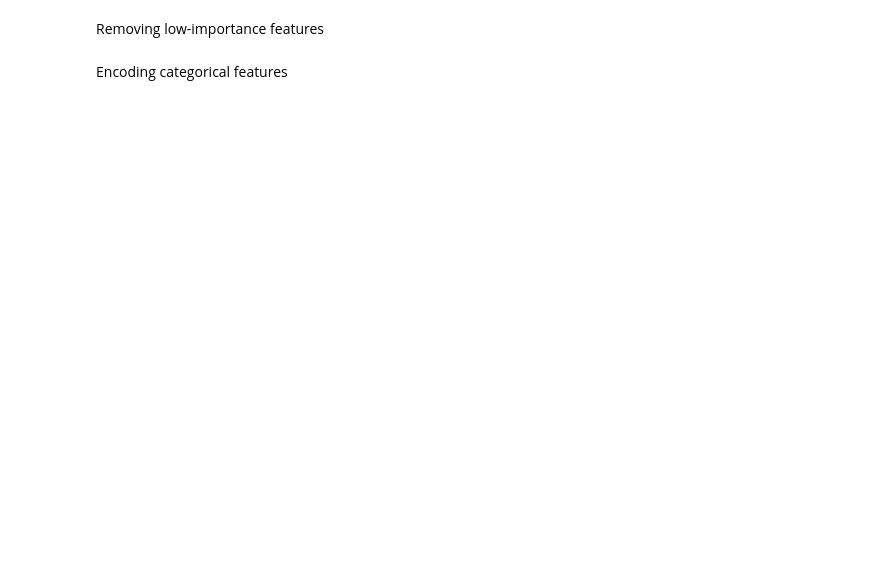
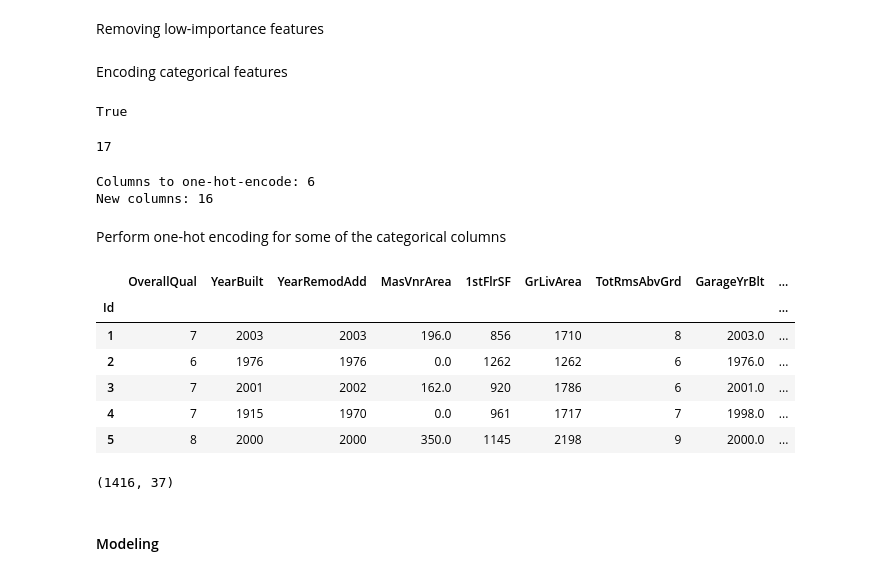
Before and after one commit to GoldenGarr/House-prices-reg, a Jupyter notebook: house_prices.ipynb, the cells around one changed output. Saved outputs shown, nothing was run; the diff lists cells and outputs as text; code cells hidden in the pictures; blank space fills up the shorter version.

```diff
--- a/house_prices.ipynb
+++ b/house_prices.ipynb
@@ -363,7 +355,58 @@ df_2 = df_2.drop(
 # %% [markdown]
 Encoding categorical features
+# %%
+len(categorical_columns) + len(numeric_columns) == df_2.shape[1]
+# %% [output]
+True
+# %%
+len(categorical_columns)
+# %% [output]
+17
 # %%
-...
+overall = 0
+counter = 0
+one_hot_columns = []
+
+for col in categorical_columns:
+    overall += df_2[col].nunique() if df_2[col].nunique() < 5 else 0
+    if df_2[col].nunique() < 5:
+        one_hot_columns.append(col)
+print('Columns to one-hot-encode:', len(one_hot_columns))
+print('New columns:', overall - len(one_hot_columns))
+# %% [output]
+Columns to one-hot-encode: 6
+New columns: 16
+# %% [markdown]
+Perform one-hot encoding for some of the categorical columns
+# %%
+df_enc = df_2.copy()
+
+for col in categorical_columns:
+    if col in one_hot_columns:
+        df_enc = pd.concat(
+            (df_enc.drop(col, axis=1), pd.get_dummies(df_enc[col] \
+                                                      , prefix=col, drop_first=True)),
+            axis=1
+        )
+    else:
+        # Otherwise perform mean-target encoding
+        df_enc[col] = df_enc.groupby(col).Target.transform('mean')
+# %%
+df_enc.head()
+# %% [output]
+|  | OverallQual | YearBuilt | YearRemodAdd | MasVnrArea | 1stFlrSF | GrLivArea | TotRmsAbvGrd | GarageYrBlt | ... |
+| Id |  |  |  |  |  |  |  |  | ... |
+| 1 | 7 | 2003 | 2003 | 196.0 | 856 | 1710 | 8 | 2003.0 | ... |
+| 2 | 6 | 1976 | 1976 | 0.0 | 1262 | 1262 | 6 | 1976.0 | ... |
+| 3 | 7 | 2001 | 2002 | 162.0 | 920 | 1786 | 6 | 2001.0 | ... |
+| 4 | 7 | 1915 | 1970 | 0.0 | 961 | 1717 | 7 | 1998.0 | ... |
+| 5 | 8 | 2000 | 2000 | 350.0 | 1145 | 2198 | 9 | 2000.0 | ... |
+# %%
+df_enc.shape
+# %% [output]
+(1416, 37)
+# %% [markdown]
+#### Modeling
 # %%
 from sklearn.model_selection import train_test_split
 
```
Also changed, not shown: parts of 27 cells of this notebook.
